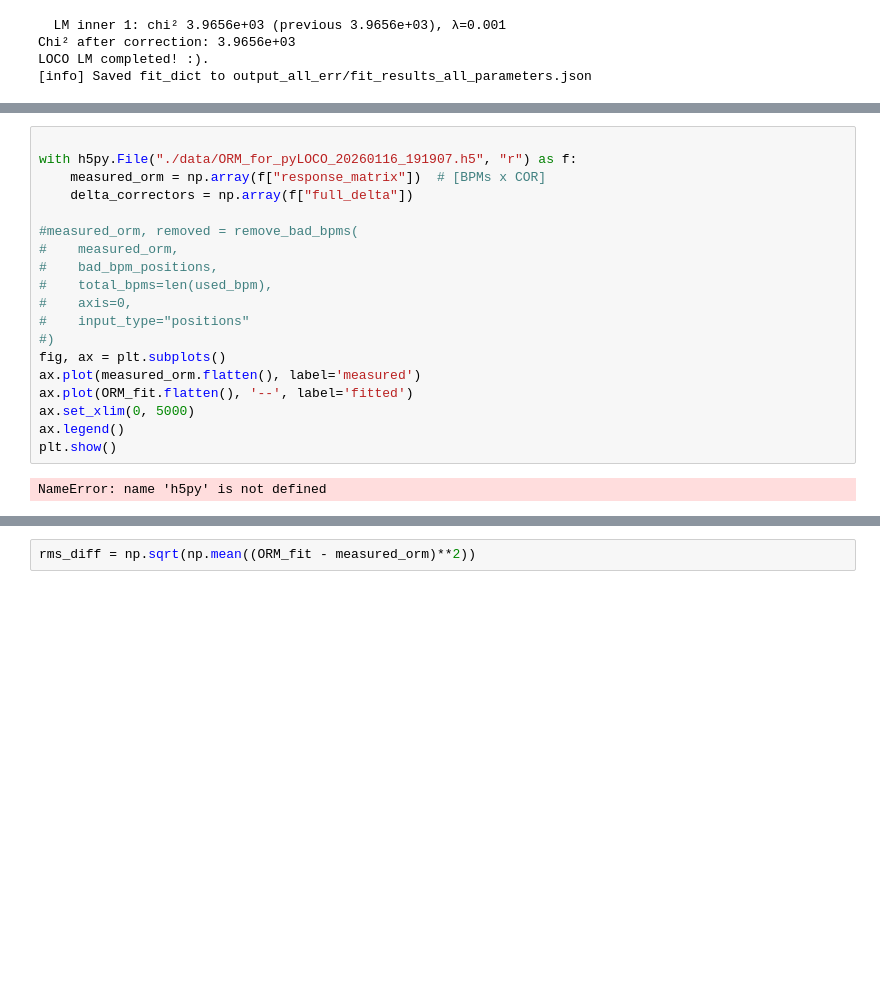
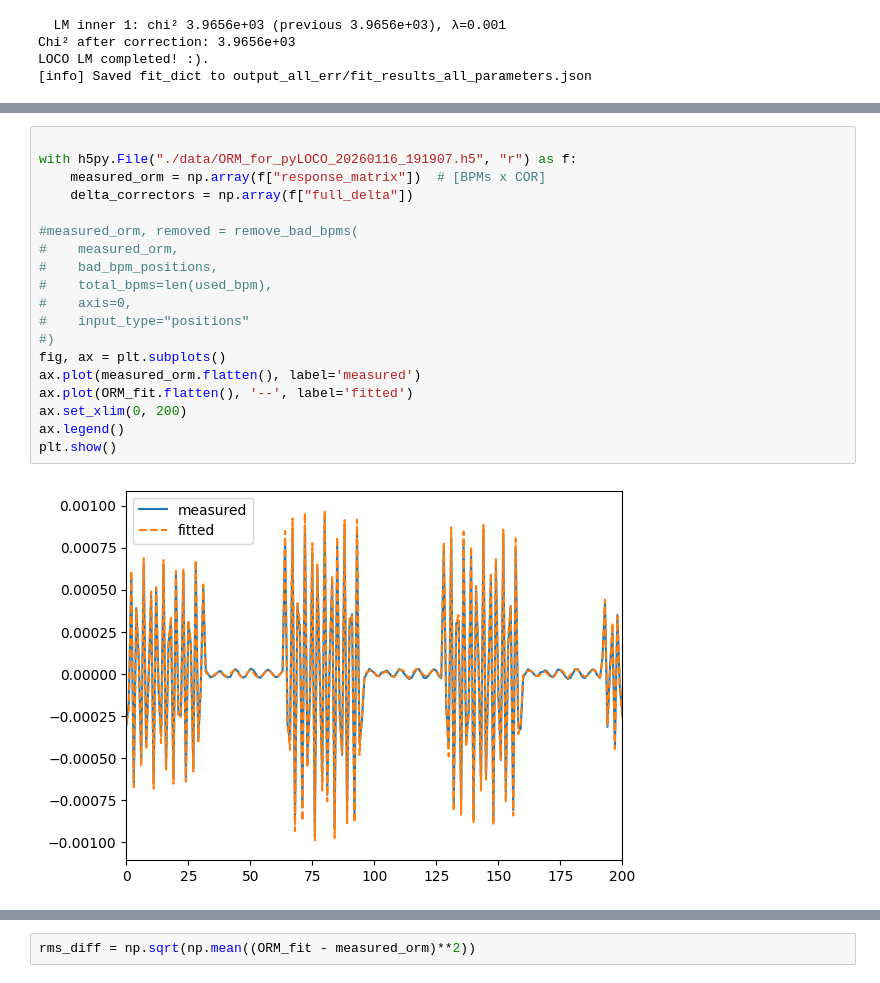
Before and after one commit to elafmusa/pyLOCO, a Jupyter notebook: Examples/EBS/EBS_MDT_16Jan_2026/example_16_jan2026.ipynb, the cells around one changed output, grey strips where cells are left out. Saved outputs shown, nothing was run; the diff lists cells and outputs as text; blank space fills up the shorter version.

```diff
--- a/Examples/EBS/EBS_MDT_16Jan_2026/example_16_jan2026.ipynb
+++ b/Examples/EBS/EBS_MDT_16Jan_2026/example_16_jan2026.ipynb
@@ -778,22 +739,22 @@ Lattice tune after loco : [0.17218543 0.3477392 ]
 # %%
 
 with h5py.File("./data/ORM_for_pyLOCO_20260116_191907.h5", "r") as f:
     measured_orm = np.array(f["response_matrix"])  # [BPMs x COR]
     delta_correctors = np.array(f["full_delta"])
 
 #measured_orm, removed = remove_bad_bpms(
 #    measured_orm,
 #    bad_bpm_positions,
 #    total_bpms=len(used_bpm),
 #    axis=0,
 #    input_type="positions"
 #)
 fig, ax = plt.subplots()
 ax.plot(measured_orm.flatten(), label='measured')
 ax.plot(ORM_fit.flatten(), '--', label='fitted')
-ax.set_xlim(0, 5000)
+ax.set_xlim(0, 200)
 ax.legend()
 plt.show()
 # %% [output]
-NameError: name 'h5py' is not defined
+[figure, added]
 # %%
```
Also changed, not shown: parts of 24 cells of this notebook.
